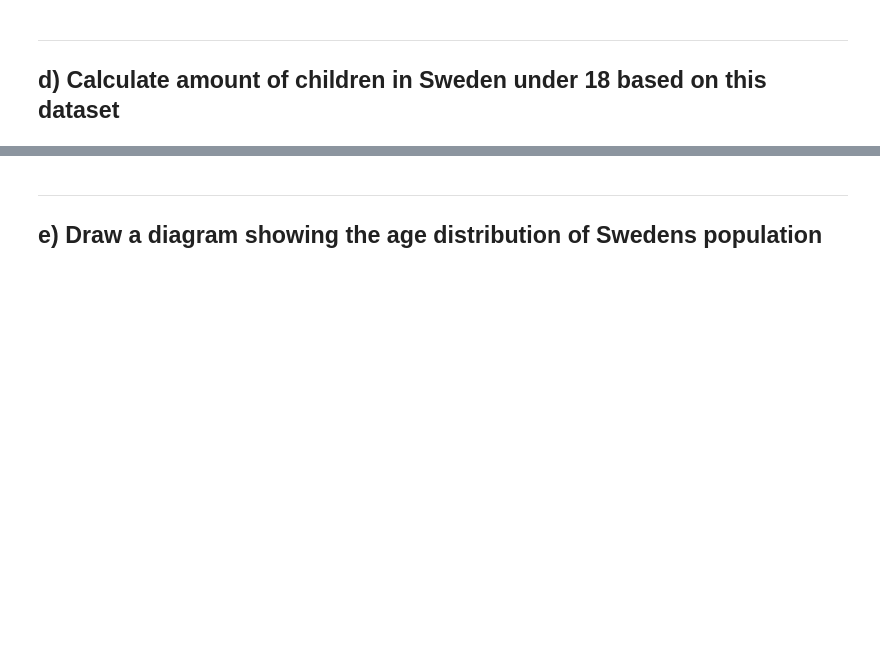
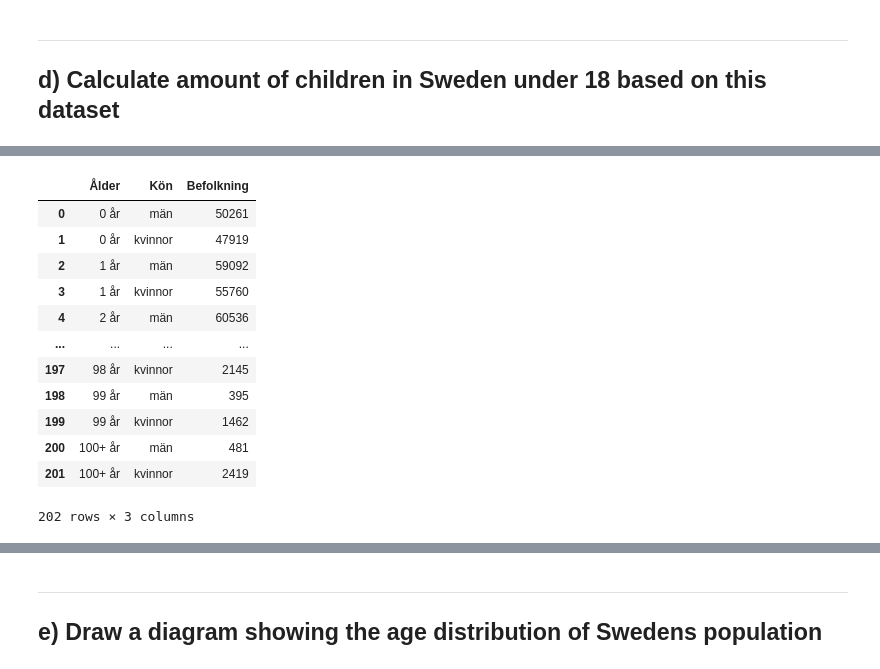
Before and after one commit to Andreas-Svensson/data_processing, a Jupyter notebook: Laboration_Covid19/E2_Data_Vaccines.ipynb, the cells around one changed output, grey strips where cells are left out. Saved outputs shown, nothing was run; the diff lists cells and outputs as text; code cells hidden in the pictures; blank space fills up the shorter version.

```diff
--- a/Laboration_Covid19/E2_Data_Vaccines.ipynb
+++ b/Laboration_Covid19/E2_Data_Vaccines.ipynb
@@ -164,0 +177,18 @@ Difference in amount of children aged 12-17 based on this dataset and comparison
+# %%
+# to solve nans we need to fill every second value with above value for ages
+df_befolkning["Ålder"].fillna(method = "ffill", inplace = True) # using fillna on age series to fill values, method = ffill fills nans with whatever is above them
+df_befolkning
+# %% [output]
+|  | Ålder | Kön | Befolkning |
+| 0 | 0 år | män | 50261 |
+| 1 | 0 år | kvinnor | 47919 |
+| 2 | 1 år | män | 59092 |
+| 3 | 1 år | kvinnor | 55760 |
+| 4 | 2 år | män | 60536 |
+| ... | ... | ... | ... |
+| 197 | 98 år | kvinnor | 2145 |
+| 198 | 99 år | män | 395 |
+| 199 | 99 år | kvinnor | 1462 |
+| 200 | 100+ år | män | 481 |
+| 201 | 100+ år | kvinnor | 2419 |
+202 rows × 3 columns
```
Also changed, not shown: parts of 26 cells of this notebook.
